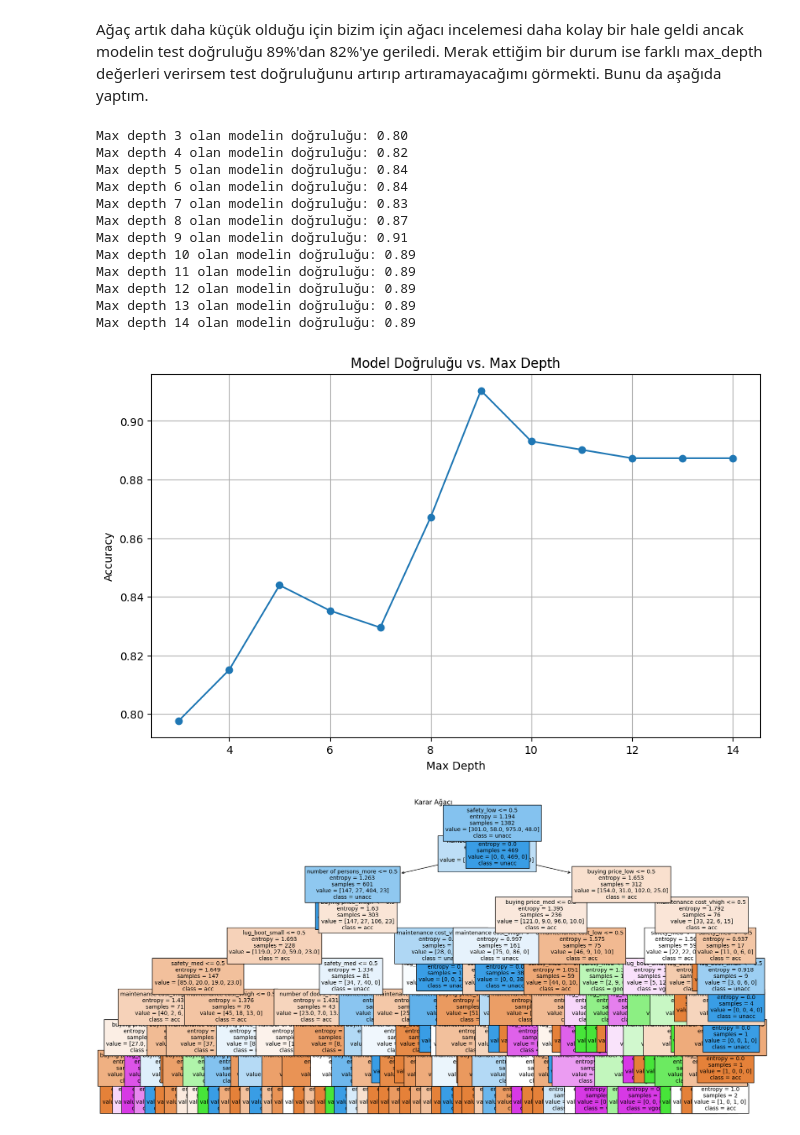
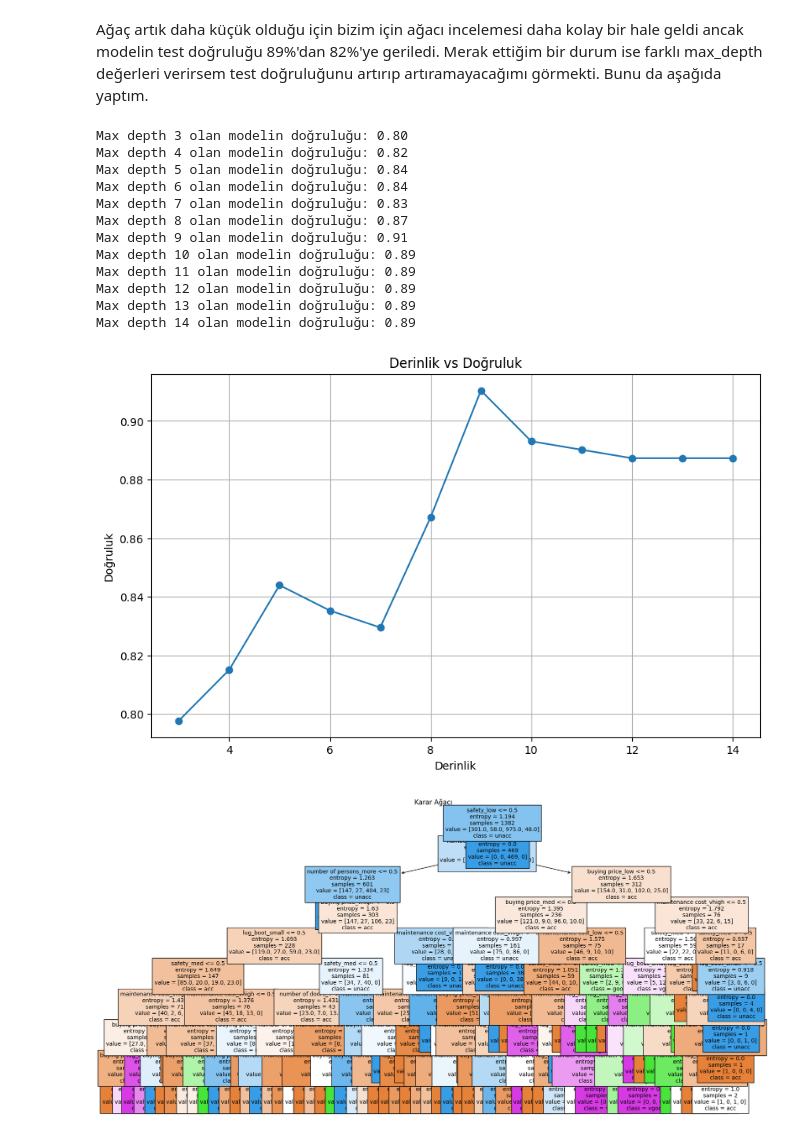
Before and after one commit to paysis/car-evaluation, a Jupyter notebook: DecisionTree.ipynb, the cells around one changed output. Drawn from its saved outputs; the diff is of its cells as text; code cells hidden in the pictures.

```diff
--- a/DecisionTree.ipynb
+++ b/DecisionTree.ipynb
@@ -110,21 +112,34 @@ Test seti boyutu: 346
 Model oluşturma, test etme, ağaç çizdirme ve kural yazdırma için yardımcı fonksiyonlar oluşturdum.
 # %%
 def create_model(max_depth=None):
+  """
+  DecisionTreeClassifier sınıfı kullanarak bir karar ağacı oluşturuyorum.
+  Kriter olarak ödevde belirtildiği gibi entropy seçtim.
+  """
   model = DecisionTreeClassifier(criterion='entropy', max_depth=max_depth, random_state=42)
   model.fit(X_train, y_train)
   return model
 
 def evaluate_model(model):
+  """
+  Doğruluk değerini verilen model için hesaplıyorum
+  """
   accuracy = model.score(X_test, y_test)
   return accuracy
 
 def plot_model_tree(model):
+  """
+  Karar ağacını görselleştirmek için kullandığım fonksiyon.
+  """
   plt.figure(figsize=(20, 10))
   plot_tree(model, feature_names=X.columns, class_names=model.classes_, filled=True, fontsize=10)
   plt.title("Karar Ağacı")
   plt.show()
 
 def print_rules(model):
+  """
+  Karar ağacı kurallarını yazdırmak için kullandığım fonksiyon.
+  """
   rules = export_text(model, feature_names=list(X.columns))
   print("Kurallar:")
   print(rules)
@@ -197,36 +212,36 @@ Ağaç artık daha küçük olduğu için bizim için ağacı incelemesi daha ko
 # %%
 model_per_md = {}
 acc_per_md = {}
 
 for max_depth in range(3, 15):
   model = create_model(max_depth=max_depth)
   accuracy = evaluate_model(model)
   print(f"Max depth {max_depth} olan modelin doğruluğu: {accuracy:.2f}")
   model_per_md[max_depth] = model
   acc_per_md[max_depth] = accuracy
 
-# plot
+# Max-depth vs Accuracy grafiğini çizdiriyorum. Böylece en üstte kalan nokta bize en iyi performans gösteren max-depth değerini verecek
 plt.figure(figsize=(10, 6))
 plt.plot(acc_per_md.keys(), acc_per_md.values(), marker='o')
-plt.xlabel('Max Depth')
-plt.ylabel('Accuracy')
-plt.title('Model Doğruluğu vs. Max Depth')
+plt.xlabel('Derinlik')
+plt.ylabel('Doğruluk')
+plt.title('Derinlik vs Doğruluk')
 plt.grid(True)
 plt.show()
 # %% [output]
 Max depth 3 olan modelin doğruluğu: 0.80
 Max depth 4 olan modelin doğruluğu: 0.82
 Max depth 5 olan modelin doğruluğu: 0.84
 Max depth 6 olan modelin doğruluğu: 0.84
 Max depth 7 olan modelin doğruluğu: 0.83
 Max depth 8 olan modelin doğruluğu: 0.87
 Max depth 9 olan modelin doğruluğu: 0.91
 Max depth 10 olan modelin doğruluğu: 0.89
 Max depth 11 olan modelin doğruluğu: 0.89
 Max depth 12 olan modelin doğruluğu: 0.89
 Max depth 13 olan modelin doğruluğu: 0.89
 Max depth 14 olan modelin doğruluğu: 0.89
-[figure, old version]
+[figure, new version]
 # %%
 plot_model_tree(model_per_md[9])
 # %% [output]
```
Also changed, not shown: parts of 6 cells of this notebook.
